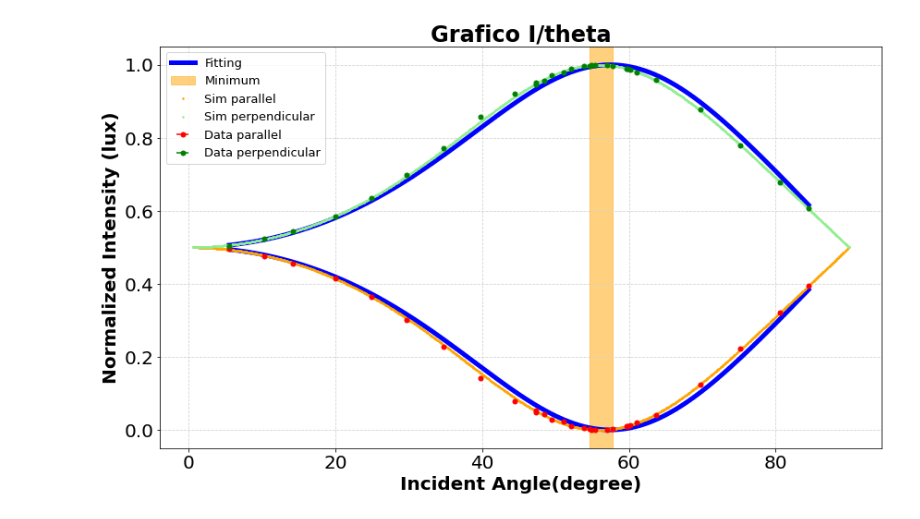
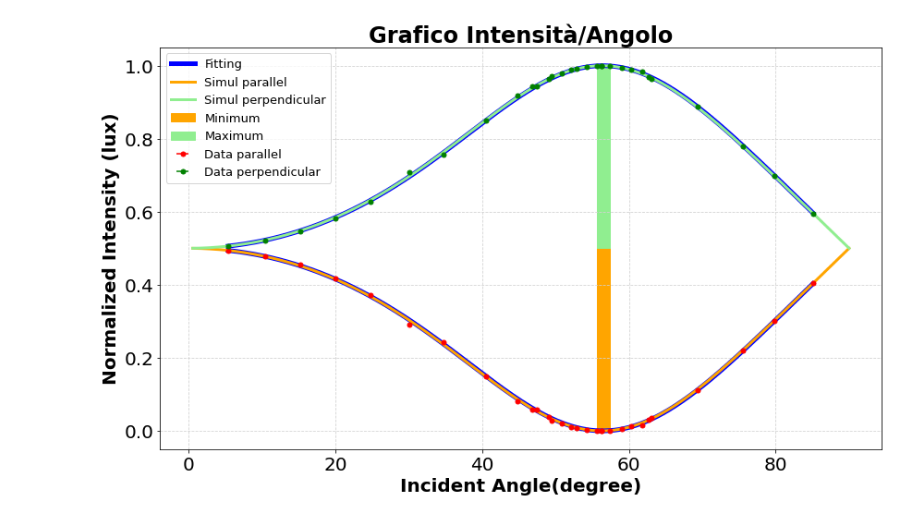
Before and after one commit to alessandramontalbano/Ottica_Brewster_Angle, a Jupyter notebook: code/Simulazione fit_Brewster_Angle.ipynb, the cells around one changed output. Saved outputs shown, nothing was run; the diff lists cells and outputs as text; code cells hidden in the pictures.

```diff
--- a/code/Simulazione fit_Brewster_Angle.ipynb
+++ b/code/Simulazione fit_Brewster_Angle.ipynb
@@ -7,7 +7,7 @@ def findMinWithRange(xdata,Idata,error):
   minimumsx = minimumdx = minimum
   minimumsxvalue = minimumdxvalue = xdata[minimum]
   for i in range(len(xdata)):
-    if(Idata[i]<Idata[minimum]*error):
+    if(Idata[i]<Idata[minimum]+error):
       if(minimumsxvalue>xdata[i]):
         minimumsxvalue = xdata[i]
         minimumsx = i
@@ -18,6 +18,24 @@ def findMinWithRange(xdata,Idata,error):
   minimumIndex = np.array([minimumsx,minimumdx])
 
   return minimumIndex
+
+def findMaxWithRange(xdata,Idata,error):
+
+  minimum = np.argmax(Idata)
+  minimumsx = minimumdx = minimum
+  minimumsxvalue = minimumdxvalue = xdata[minimum]
+  for i in range(len(xdata)):
+    if(Idata[i]+error>Idata[minimum]):
+      if(minimumsxvalue>xdata[i]):
+        minimumsxvalue = xdata[i]
+        minimumsx = i
+      if(minimumdxvalue<xdata[i]):
+        minimumdxvalue = xdata[i]
+        minimumdx = i
+
+  minimumIndex = np.array([minimumsx,minimumdx])
+
+  return minimumIndex
 # %%
 #SIMULATION
 
@@ -26,7 +44,7 @@ import matplotlib.pyplot as plt
 import scipy.optimize
 
 #indice di rifrazione simulato
-n = 1.48
+n = 1.5
 
 #Brewster angle simulato
 theta = 56
@@ -63,31 +81,49 @@ thetatsimulated = np.arcsin(np.sin(thetaisimulated)/n)
 thetaisimulated = thetaisimulated+np.random.normal(0,0.5/180*np.pi,len(thetaisimulated))
 thetatsimulated = thetatsimulated+np.random.normal(0,0.5/180*np.pi,len(thetaisimulated))
 
-Idatasimulated = Idata = simulation(thetaisimulated,thetatsimulated)
+Idata = simulation(thetaisimulated,thetatsimulated)
 Idata2 = simulationPerpendicular(thetaisimulated,thetatsimulated)
 Idatatot = Idata+Idata2
 
+Idatasimulated = np.copy(Idata)
+
 Idata = Idata/Idatatot
 Idata2 = Idata2/Idatatot
-
 
 
 print('Brewster Angle Simulated = minimum parallel')
 print(thetai[min]*360/2/np.pi)
 print('Brewster Angle Simulated = maximum perpendicular')
 print(thetai[max]*360/2/np.pi)
+print('Refraction index simulated')
+print(np.tan(thetai[min]))
 
-minimum = findMinWithRange(thetaisimulated,Idata,30)
+#minimum, maximum analisys
 
-print('Brewster Angle Simulated data mean')
+minimum = findMinWithRange(thetaisimulated,Idata,0.0018)
+
+maximum = findMaxWithRange(thetaisimulated,Idata2,0.0018)
+
+print('Brewster Angle Simulated from minimum mean')
 BrewsterDataAngle = (thetaisimulated[minimum[0]]+thetaisimulated[minimum[1]])*90/np.pi
 print(BrewsterDataAngle)
-print('Brewster Angle Simulated data error')
+print('Brewster Angle Simulated from minimum error')
 BrewsterDataAngleErr = np.abs(thetaisimulated[minimum[0]]-thetaisimulated[minimum[1]])*90/np.pi
 print(BrewsterDataAngleErr)
-print('Refraction Index')
+print('Refraction Index from minimum')
 print(np.tan(BrewsterDataAngle/180*np.pi))
-print('Refraction Index error')
+print('Refraction Index error from minimum')
+print(1/np.cos(BrewsterDataAngle/180*np.pi)*BrewsterDataAngleErr/180*np.pi)
+
+print('Brewster Angle Simulated from maximum mean')
+BrewsterDataAngle = (thetaisimulated[maximum[0]]+thetaisimulated[maximum[1]])*90/np.pi
+print(BrewsterDataAngle)
+print('Brewster Angle Simulated from maximum error')
+BrewsterDataAngleErr = np.abs(thetaisimulated[maximum[0]]-thetaisimulated[maximum[1]])*90/np.pi
+print(BrewsterDataAngleErr)
+print('Refraction Index from maximum')
+print(np.tan(BrewsterDataAngle/180*np.pi))
+print('Refraction Index error from maximum')
 print(1/np.cos(BrewsterDataAngle/180*np.pi)*BrewsterDataAngleErr/180*np.pi)
 
 #fitting
@@ -113,21 +149,22 @@ y = Idatafit/(Idatafit+Idatafitperpendicular)
 fig = plt.figure(figsize=(14,8))
 plt.rcParams.update({'font.size': 20})
 ax = fig.gca()
-plt.title("Grafico I/theta",fontweight="bold")
+plt.title("Grafico Intensità/Angolo",fontweight="bold")
 plt.xlabel("Incident Angle(degree)",fontweight="bold")
 plt.ylabel("Normalized Intensity (lux)",fontweight="bold")
 
 plt.grid(color='lightgray',linestyle="--",zorder=0)
 plt.plot(x*180/np.pi,y,color='blue', label='Fitting', linewidth=5)
 plt.plot(x*180/np.pi,Idatafitperpendicular/(Idatafit+Idatafitperpendicular),color='blue', linewidth=5)
-plt.errorbar(thetai*360/np.pi/2,Isimulated, fmt='o', markersize = 1.5, zorder=5, color = "orange", label = "Sim parallel")
-plt.errorbar(thetai*360/np.pi/2,Isimulated2, fmt='o', markersize = 1.5, zorder=5, color = "lightgreen", label = "Sim perpendicular")
+plt.plot(thetai*360/np.pi/2,Isimulated, zorder=5, color = "orange", label = "Simul parallel", linewidth=3)
+plt.plot(thetai*360/np.pi/2,Isimulated2, zorder=5, color = "lightgreen", label = "Simul perpendicular", linewidth=3)
 
 plt.errorbar(thetaisimulated*360/np.pi/2,Idata,xerr=(0.5/180*np.pi), fmt='o', markersize = 5, zorder=5, color = "red", label = "Data parallel")
 plt.errorbar(thetaisimulated*360/np.pi/2,Idata2,xerr=(0.5/180*np.pi), fmt='o', markersize = 5, zorder=5, color = "green", label = "Data perpendicular")
 #plt.errorbar(thetai*360/np.pi/2,Itot, fmt='o', markersize = 5, zorder=5, color = "red", label = "Simulated set")
-plt.axvspan(thetaisimulated[minimum[0]]*180/np.pi,thetaisimulated[minimum[1]]*180/np.pi, alpha=0.5,color='orange',label='Minimum')
-
+#plt.axvspan(thetaisimulated[minimum[0]]*180/np.pi,thetaisimulated[minimum[1]]*180/np.pi, alpha=0.5,color='orange',label='Minimum')
+plt.fill_between(np.linspace(thetaisimulated[minimum[0]]*180/np.pi,thetaisimulated[minimum[1]]*180/np.pi,100),np.zeros(100),np.ones(100)*0.5,color='orange',label='Minimum')
+plt.fill_between(np.linspace(thetaisimulated[maximum[0]]*180/np.pi,thetaisimulated[maximum[1]]*180/np.pi,100),np.ones(100),np.ones(100)*0.5,color='lightgreen',label='Maximum')
 #plt.plot(thetai*360/np.pi/2,Isimulated, color="red",zorder=1, label = "Simulated Curve")
 #plt.plot(IFit,xFit, color="orange",zorder=1, label = "Simulated Fit")
 plt.legend(loc="upper left",prop={'size': 13})
@@ -156,4 +192,4 @@ Brewster Angle from fit
-[figure, old version]
+[figure, new version]
 # %%
 #ANALISI
 
```
Also changed, not shown: parts of 2 cells of this notebook.
